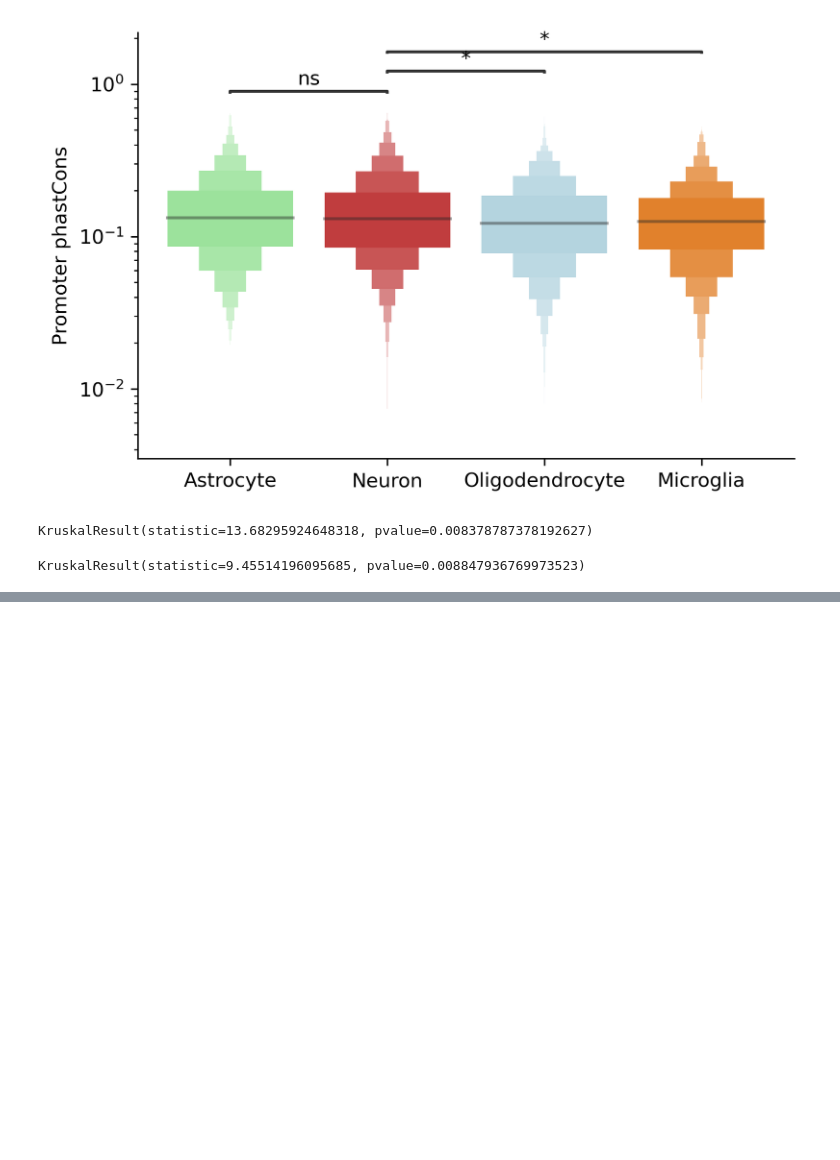
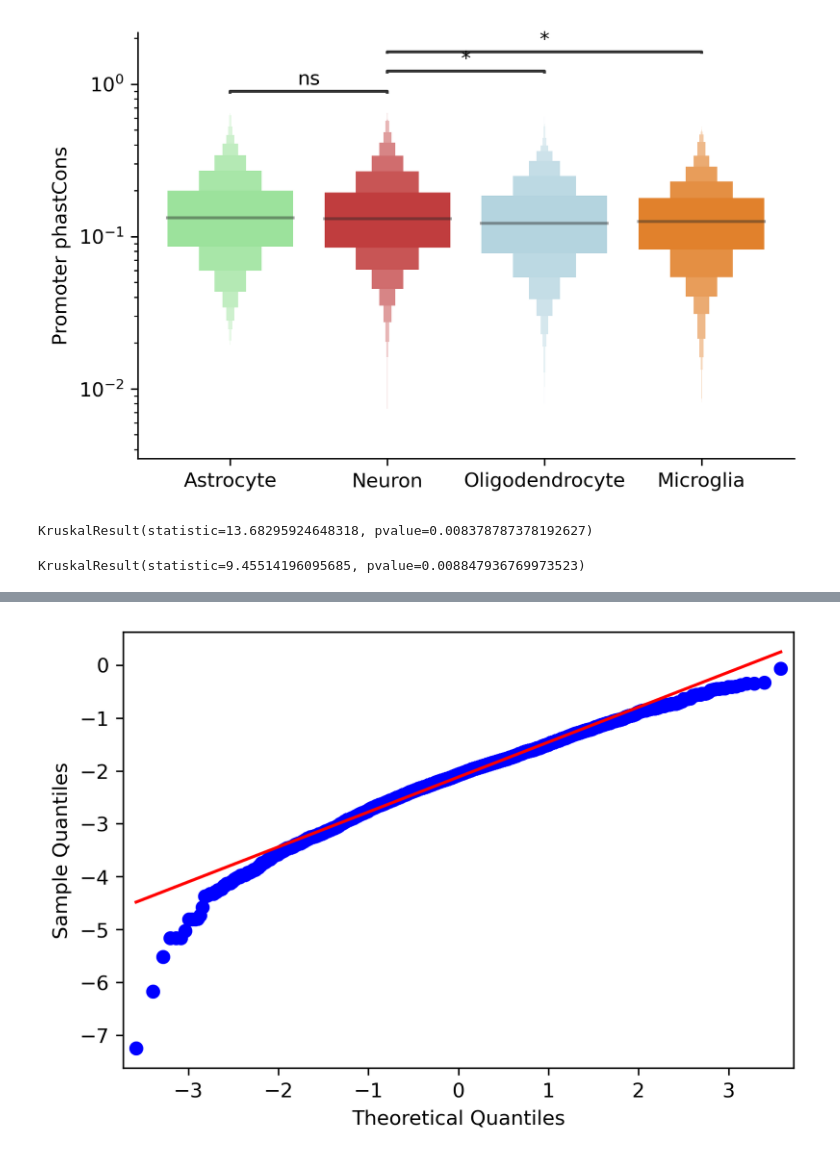
Before and after one commit to VeritatemAmo/neuron-glia-dNdS, a Jupyter notebook: jupyter_notebooks/mouse.phastCons_stats.ipynb, the cells around one changed output, grey strips where cells are left out. Saved outputs shown, nothing was run; the diff lists cells and outputs as text; code cells hidden in the pictures; blank space fills up the shorter version.

```diff
--- a/jupyter_notebooks/mouse.phastCons_stats.ipynb
+++ b/jupyter_notebooks/mouse.phastCons_stats.ipynb
@@ -168,0 +309,5 @@ KruskalResult(statistic=9.45514196095685, pvalue=0.008847936769973523)
+# %%
+sm.qqplot(log_no_outlier_df['ln_phastCons'], line='s')
+pylab.show()
+# %% [output]
+[figure, added]
```
Also changed, not shown: parts of 39 cells of this notebook, 3 other files.
